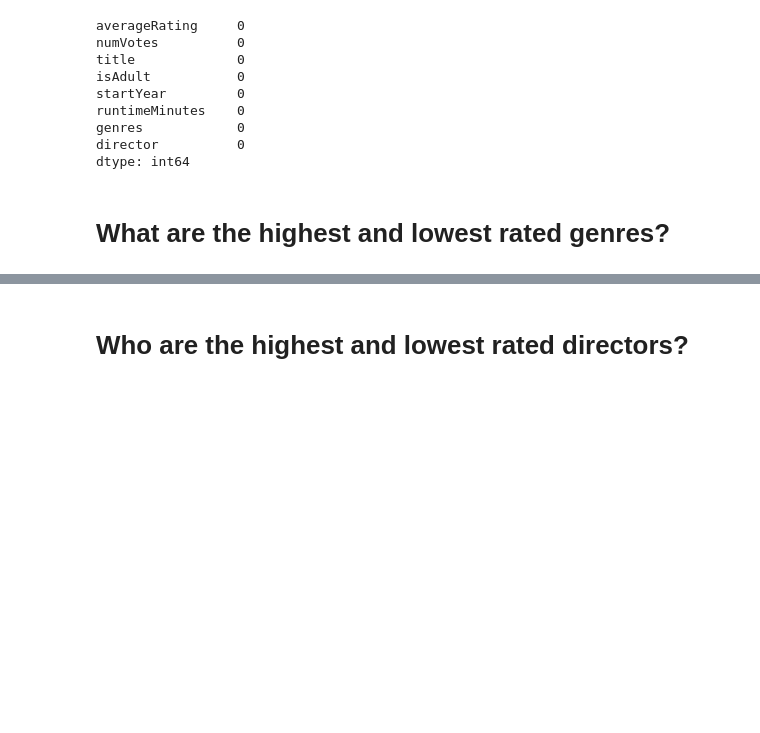
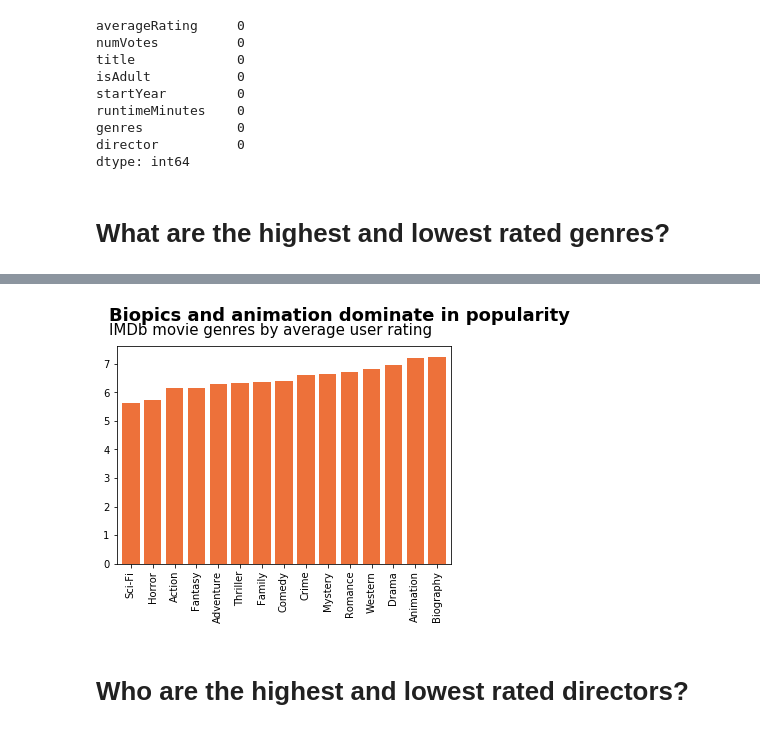
Before and after one commit to LambdaSchool/DS-Unit-1-Sprint-5-Data-Storytelling-Blog-Post, a Jupyter notebook: TristaWeek5.ipynb, the cells around one changed output, grey strips where cells are left out. Drawn from its saved outputs; the diff is of its cells as text; code cells hidden in the pictures; blank space fills up the shorter version.

```diff
--- a/TristaWeek5.ipynb
+++ b/TristaWeek5.ipynb
@@ -376,5 +393,11 @@ Animation    7.196226
 Biography    7.254412
 dtype: float64
+# %%
+ax = Combined.plot.bar(color='#ED713A', width=0.8, legend=False);
+ax.text(x=-1, y=8.5, s="Biopics and animation dominate in popularity", fontsize=18, fontweight='bold')
+ax.text(x=-1, y=8, s='IMDb movie genres by average user rating', fontsize=15);
+# %% [output]
+[figure, added]
 # %% [markdown]
 # **Who are the highest and lowest rated directors?**
 # %%
```
Also changed, not shown: parts of 28 cells of this notebook.
